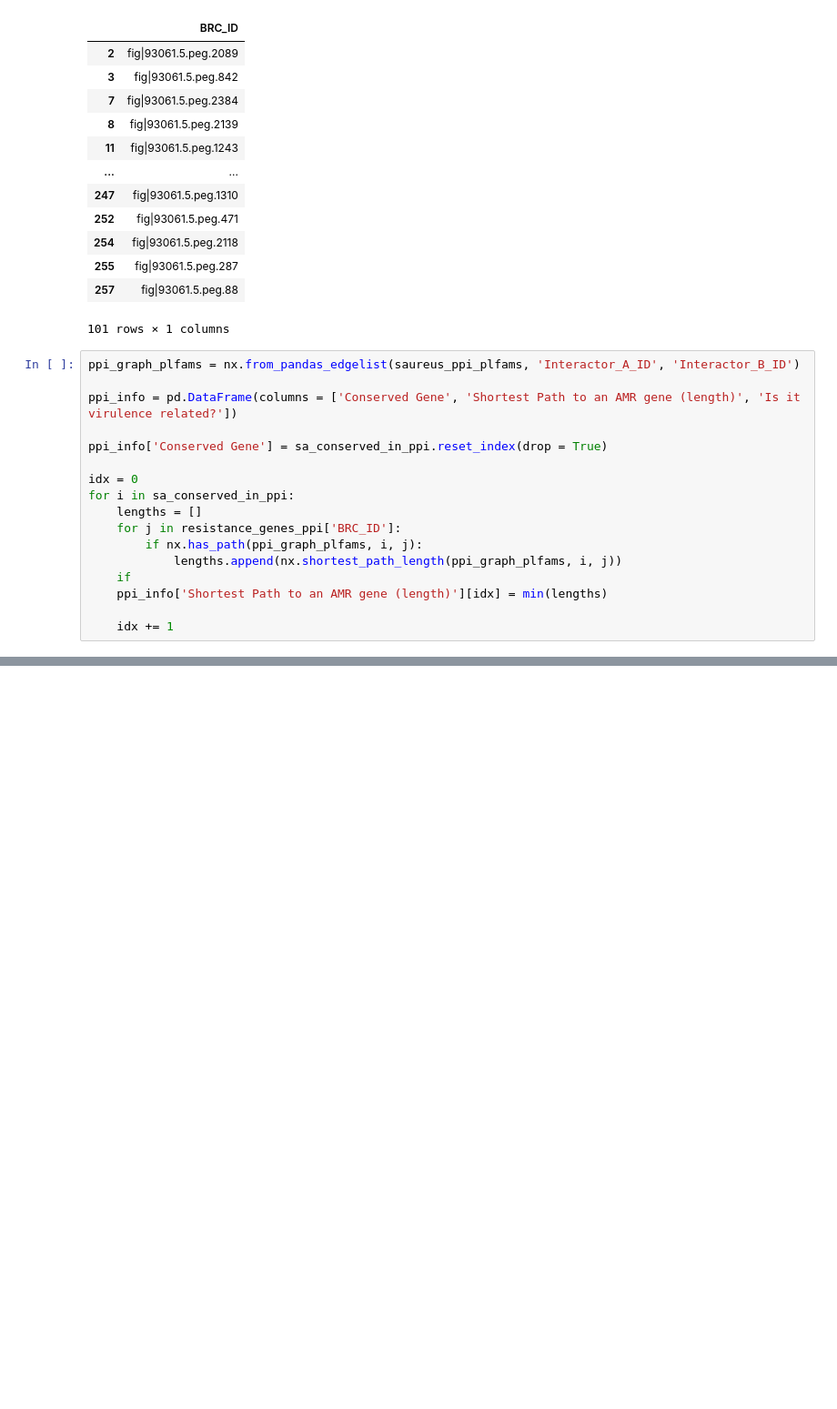
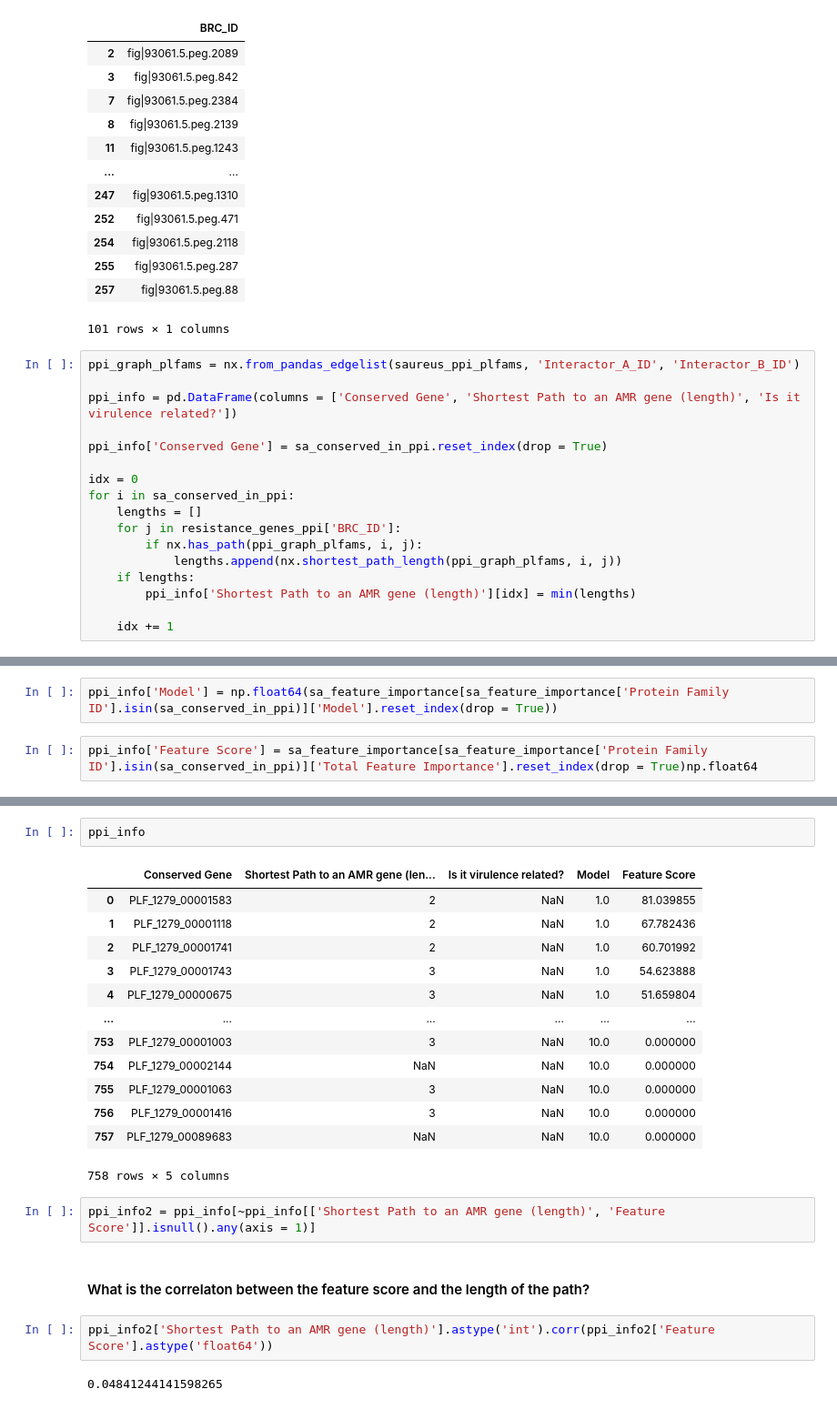
Before and after one commit to brunafistarol/MasterProjectDevelopment, a Jupyter notebook: Staphylococcus_aureus/Staphylococcus aureus.ipynb, the cells around one changed output, grey strips where cells are left out. Shown: that part at 91% size. Cells and saved outputs as stored; diff of their text form; blank space fills up the shorter version.

```diff
--- a/Staphylococcus_aureus/Staphylococcus aureus.ipynb
+++ b/Staphylococcus_aureus/Staphylococcus aureus.ipynb
@@ -270,7 +270,7 @@ for i in sa_conserved_in_ppi:
     for j in resistance_genes_ppi['BRC_ID']:
         if nx.has_path(ppi_graph_plfams, i, j):
             lengths.append(nx.shortest_path_length(ppi_graph_plfams, i, j))
-    if
-    ppi_info['Shortest Path to an AMR gene (length)'][idx] = min(lengths)
+    if lengths:
+        ppi_info['Shortest Path to an AMR gene (length)'][idx] = min(lengths)
 
     idx += 1
@@ -301,0 +277,4 @@ for i in resistance_genes_ppi['Resistance Gene Family']:
+# %%
+ppi_info['Model'] = np.float64(sa_feature_importance[sa_feature_importance['Protein Family ID'].isin(sa_conserved_in_ppi)]['Model'].reset_index(drop = True))
+# %%
+ppi_info['Feature Score'] = sa_feature_importance[sa_feature_importance['Protein Family ID'].isin(sa_conserved_in_ppi)]['Total Feature Importance'].reset_index(drop = True)np.float64
@@ -301,0 +301,24 @@ for i in resistance_genes_ppi['Resistance Gene Family']:
+# %%
+ppi_info
+# %% [output]
+|  | Conserved Gene | Shortest Path to an AMR gene (len... | Is it virulence related? | Model | Feature Score |
+| 0 | PLF_1279_00001583 | 2 | NaN | 1.0 | 81.039855 |
+| 1 | PLF_1279_00001118 | 2 | NaN | 1.0 | 67.782436 |
+| 2 | PLF_1279_00001741 | 2 | NaN | 1.0 | 60.701992 |
+| 3 | PLF_1279_00001743 | 3 | NaN | 1.0 | 54.623888 |
+| 4 | PLF_1279_00000675 | 3 | NaN | 1.0 | 51.659804 |
+| ... | ... | ... | ... | ... | ... |
+| 753 | PLF_1279_00001003 | 3 | NaN | 10.0 | 0.000000 |
+| 754 | PLF_1279_00002144 | NaN | NaN | 10.0 | 0.000000 |
+| 755 | PLF_1279_00001063 | 3 | NaN | 10.0 | 0.000000 |
+| 756 | PLF_1279_00001416 | 3 | NaN | 10.0 | 0.000000 |
+| 757 | PLF_1279_00089683 | NaN | NaN | 10.0 | 0.000000 |
+758 rows × 5 columns
+# %%
+ppi_info2 = ppi_info[~ppi_info[['Shortest Path to an AMR gene (length)', 'Feature Score']].isnull().any(axis = 1)]
+# %% [markdown]
+#### What is the correlaton between the feature score and the length of the path?
+# %%
+ppi_info2['Shortest Path to an AMR gene (length)'].astype('int').corr(ppi_info2['Feature Score'].astype('float64'))
+# %% [output]
+0.04841244141598265
```
Also changed, not shown: parts of 3 cells of this notebook.
